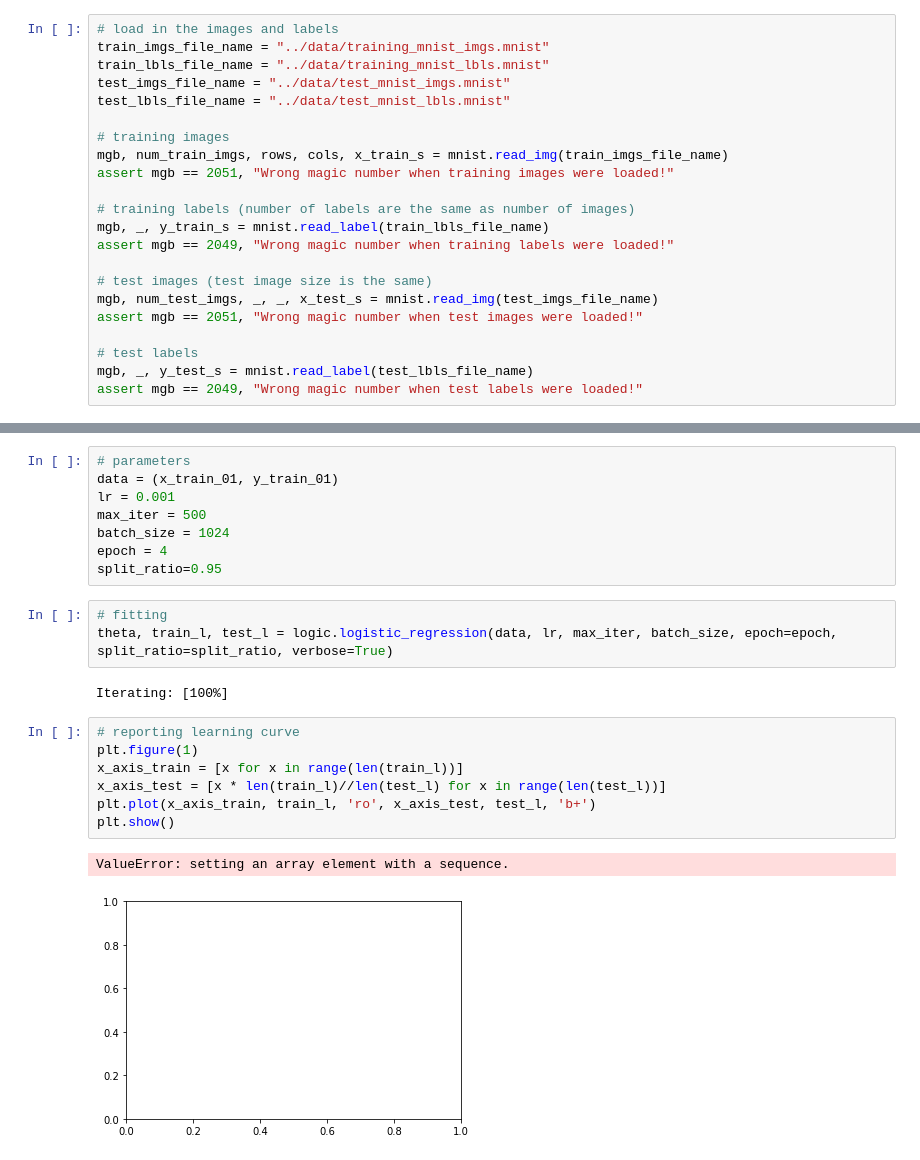
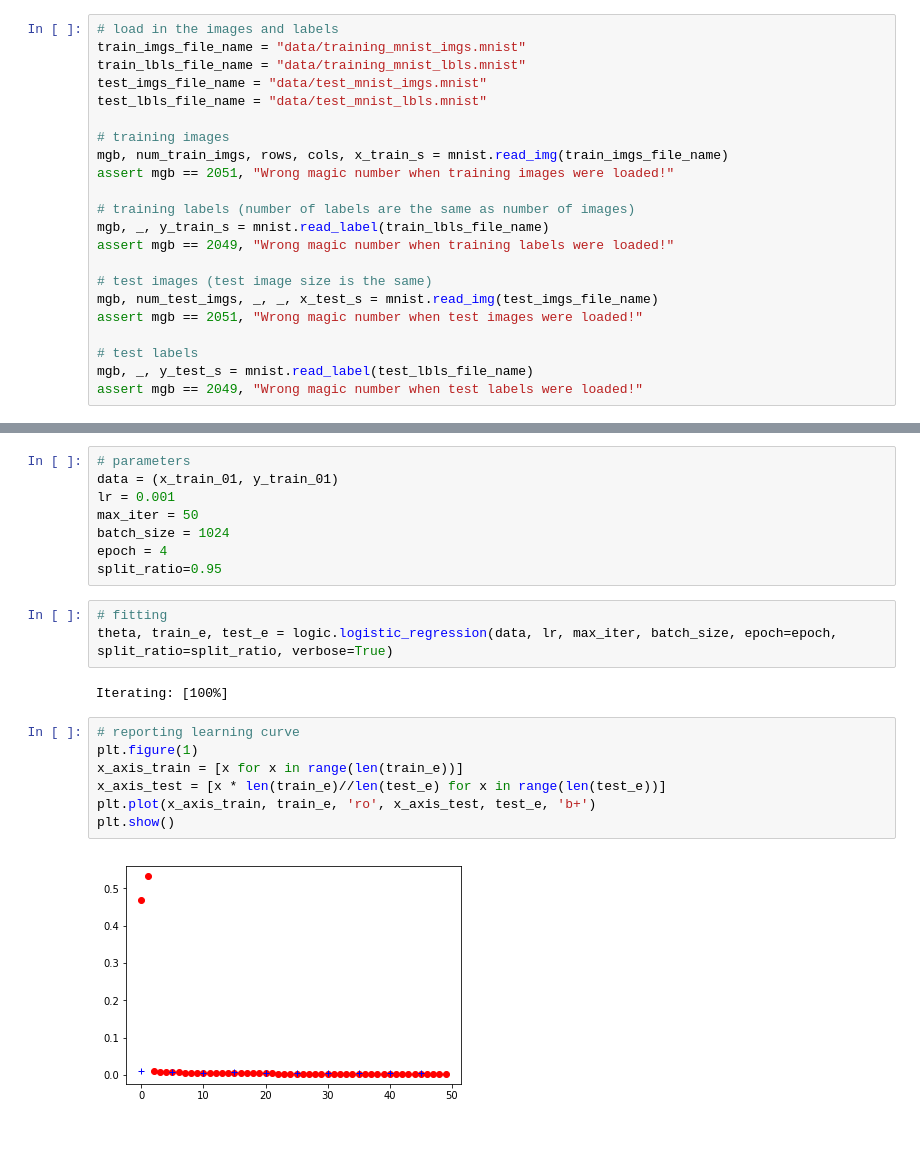
Before and after one commit to adamtiger/DeepLearningTutorial, a Jupyter notebook: 2_LogisticRegression.ipynb, the cells around one changed output, grey strips where cells are left out. Cells and saved outputs as stored; diff of their text form.

Commit message:
Changed folder hierarchy and finished logistic regression.

```diff
--- a/logistic-regression/Logistic Regression.ipynb
+++ b/2_LogisticRegression.ipynb
@@ -146,9 +150,9 @@ if not test_L:
 # %%
 # load in the images and labels
-train_imgs_file_name = "../data/training_mnist_imgs.mnist"
-train_lbls_file_name = "../data/training_mnist_lbls.mnist"
-test_imgs_file_name = "../data/test_mnist_imgs.mnist"
-test_lbls_file_name = "../data/test_mnist_lbls.mnist"
+train_imgs_file_name = "data/training_mnist_imgs.mnist"
+train_lbls_file_name = "data/training_mnist_lbls.mnist"
+test_imgs_file_name = "data/test_mnist_imgs.mnist"
+test_lbls_file_name = "data/test_mnist_lbls.mnist"
 
 # training images
 mgb, num_train_imgs, rows, cols, x_train_s = mnist.read_img(train_imgs_file_name)
@@ -219,25 +223,24 @@ print(num_train_imgs, num_test_imgs)
 # parameters
 data = (x_train_01, y_train_01)
 lr = 0.001
-max_iter = 500
+max_iter = 50
 batch_size = 1024
 epoch = 4
 split_ratio=0.95
 # %%
 # fitting
-theta, train_l, test_l = logic.logistic_regression(data, lr, max_iter, batch_size, epoch=epoch, split_ratio=split_ratio, verbose=True)
+theta, train_e, test_e = logic.logistic_regression(data, lr, max_iter, batch_size, epoch=epoch, split_ratio=split_ratio, verbose=True)
 # %% [output]
 Iterating: [100%]
 # %%
 # reporting learning curve
 plt.figure(1)
-x_axis_train = [x for x in range(len(train_l))]
-x_axis_test = [x * len(train_l)//len(test_l) for x in range(len(test_l))]
-plt.plot(x_axis_train, train_l, 'ro', x_axis_test, test_l, 'b+')
+x_axis_train = [x for x in range(len(train_e))]
+x_axis_test = [x * len(train_e)//len(test_e) for x in range(len(test_e))]
+plt.plot(x_axis_train, train_e, 'ro', x_axis_test, test_e, 'b+')
 plt.show()
 # %% [output]
-ValueError: setting an array element with a sequence.
-[figure, old version]
+[figure, new version]
 # %%
 # calculating error rate on the test set
 errors = 0.0
```
Also changed, not shown: parts of 5 cells of this notebook, 12 other files.
